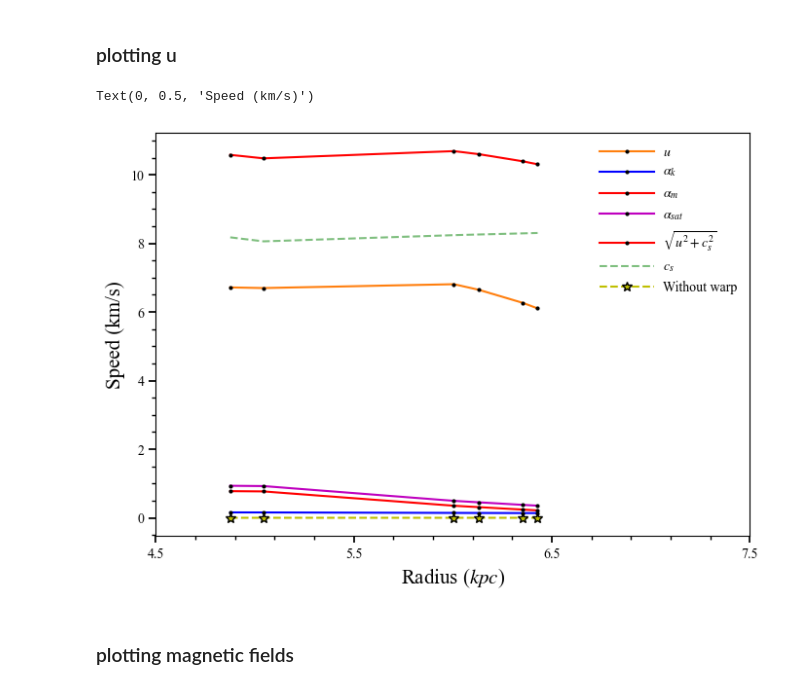
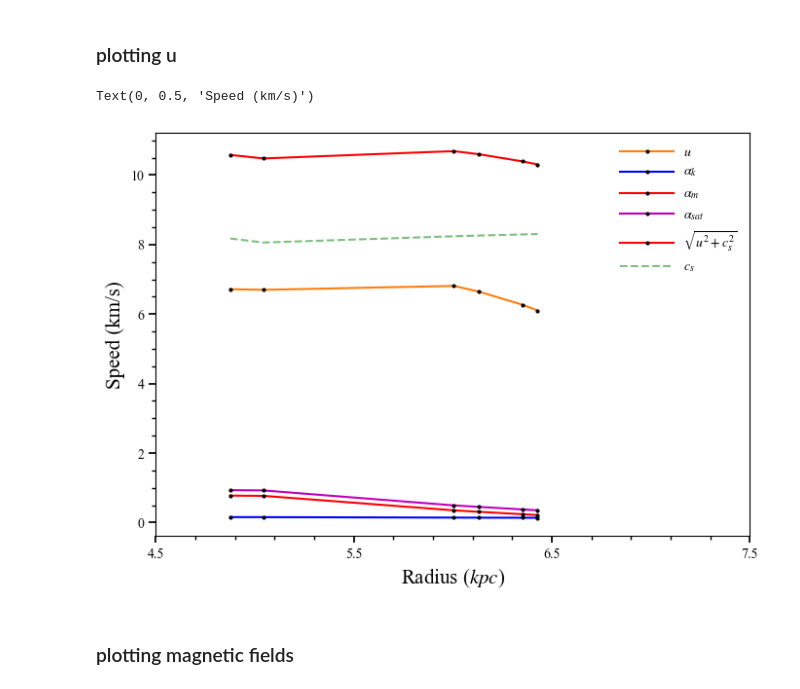
Before and after one commit to Rnazx/MSc.-Thesis, a Jupyter notebook: plots.ipynb, the cells around one changed output. Cells and saved outputs as stored; diff of their text form; code cells hidden in the pictures.

```diff
--- a/plots.ipynb
+++ b/plots.ipynb
@@ -235,36 +235,36 @@ ax.plot(kpc_r, u_f/cm_km, color='tab:orange', marker='o', mfc='k',
 # fill_error(ax, u_f/cm_km,u_err/cm_km, 'tab:orange', 0.5)
 
 ax.plot(kpc_r, alphak_f/cm_km, color='b', marker='o',
               mfc='k', mec='k', markersize=m, label=r'$\alpha_k$')
 # fill_error(ax, alphak_f/cm_km,alphak_err/cm_km, 'blue')
 
 ax.plot(kpc_r, alpham_f/cm_km, color='r', marker='o',
               mfc='k', mec='k', markersize=m, label=r'$\alpha_m$')
 ax.plot(kpc_r, alphasat_f/cm_km, color='m', marker='o',
               mfc='k', mec='k', markersize=m, label=r'$\alpha_{sat}$')
 
 sig = np.sqrt(u_f**2 + cs_f**2)
 ax.plot(kpc_r, sig /
               cm_km, color='r', marker='o', mfc='k', mec='k', markersize=m, label=r'$\sqrt{u^2+c_s^2}$')
 # fill_error(ax, sig /cm_km,np.sqrt((u_f*u_err)**2 + (cs_f*cs_err)**2)/(sig*cm_km), 'r')
 
 ax.plot(kpc_r, cs_f /
               cm_km, color='g', linestyle='--', label=r'$c_s$', alpha = 0.5)
 # fill_error(ax, cs_f/cm_km,cs_err/cm_km, 'green')
 
-ax.plot(kpc_r, dat_u/cm_km,
-               c='y', linestyle='--', label='Without warp',alpha = 1,marker='*',mfc='y',mec='k',mew=1, markersize = 7)
+# ax.plot(kpc_r, dat_u/cm_km,
+            #    c='y', linestyle='--', label='Without warp',alpha = 1,marker='*',mfc='y',mec='k',mew=1, markersize = 7)
 #next line is for warped u data for M51
 # ax.plot(kpc_r, dat_u_warp/cm_km,
             #   c='tab:cyan',  linestyle='dashdot', label='With warp', alpha = 0.3,marker='*',mfc='tab:cyan',mec='k',mew=1, markersize = 7)
 axis_pars(ax)
 
 #ax.set_ylim(0)
 ax.set_xlabel(r'Radius ($kpc$)', fontsize=fs)
 ax.set_ylabel(r'Speed (km/s)',  fontsize=fs)
 # %% [output]
 Text(0, 0.5, 'Speed (km/s)')
-[figure, old version]
+[figure, new version]
 # %% [markdown]
 ### plotting magnetic fields
 # %%
```
Also changed, not shown: 13 other files.
